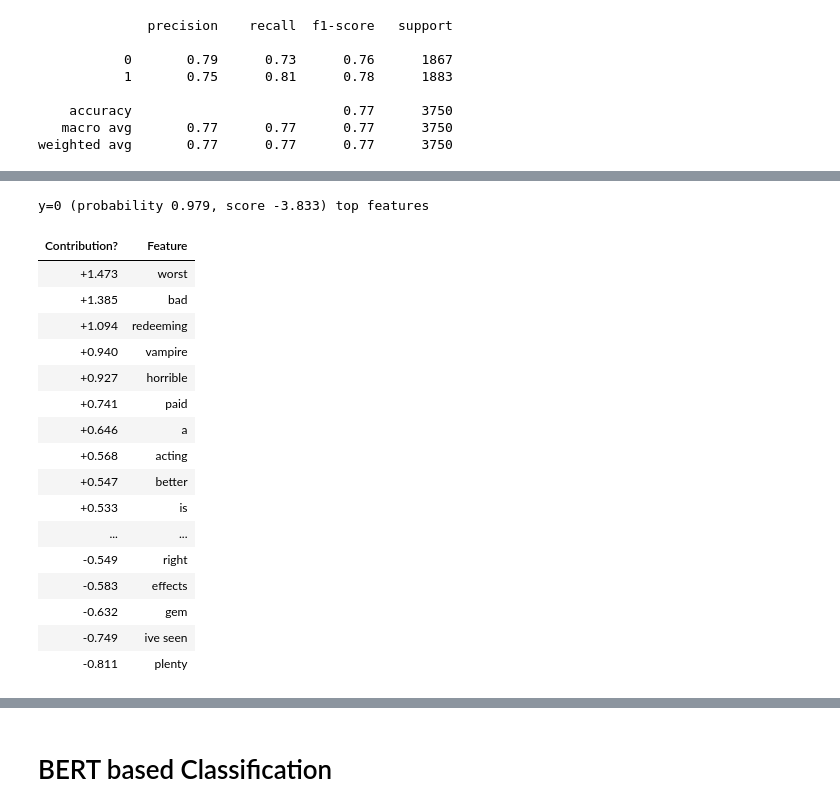
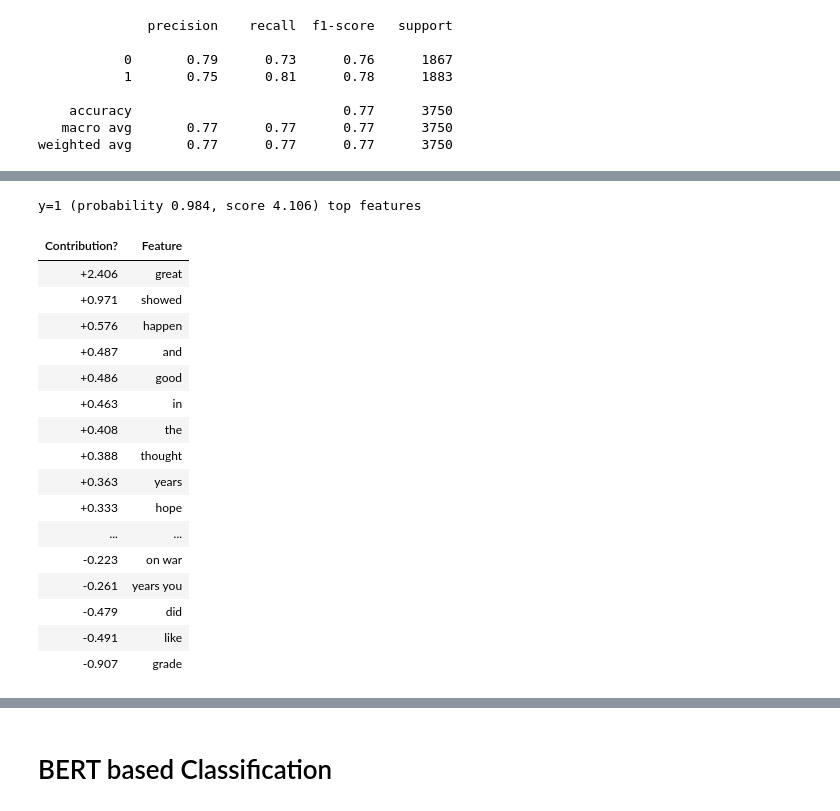
Before and after one commit to mayoor/stats-ml-exps, a Jupyter notebook: TextClassification and Explanation.ipynb, the cells around one changed output, grey strips where cells are left out. Cells and saved outputs as stored; diff of their text form; code cells hidden in the pictures.

```diff
--- a/TextClassification and Explanation.ipynb
+++ b/TextClassification and Explanation.ipynb
@@ -255,7 +257,7 @@ from sklearn.base import BaseEstimator, TransformerMixin
 # %%
 from xgboost import XGBClassifier
 # %%
-xgbclassifier = XGBClassifier(**study.best_trial.params)
+xgbclassifier = XGBClassifier(**params)
 # %%
 xgbclassifier.fit(trainx, trainy)
 # %% [output]
@@ -301,25 +304,25 @@ df['review'][2]
 # %%
 te.fit(df['review'][2], predict_pipeline.predict_proba)
-te.show_prediction(target)
+te.show_prediction()
 # %% [output]
-y=0 (probability 0.979, score -3.833) top features
+y=1 (probability 0.984, score 4.106) top features
 | Contribution? | Feature |
-| +1.473 | worst |
-| +1.385 | bad |
-| +1.094 | redeeming |
-| +0.940 | vampire |
-| +0.927 | horrible |
-| +0.741 | paid |
-| +0.646 | a |
-| +0.568 | acting |
-| +0.547 | better |
-| +0.533 | is |
+| +2.406 | great |
+| +0.971 | showed |
+| +0.576 | happen |
+| +0.487 | and |
+| +0.486 | good |
+| +0.463 | in |
+| +0.408 | the |
+| +0.388 | thought |
+| +0.363 | years |
+| +0.333 | hope |
 | ... | ... |
-| -0.549 | right |
-| -0.583 | effects |
-| -0.632 | gem |
-| -0.749 | ive seen |
-| -0.811 | plenty |
+| -0.223 | on war |
+| -0.261 | years you |
+| -0.479 | did |
+| -0.491 | like |
+| -0.907 | grade |
 # %%
 misclassified_index = np.argwhere(testy != predicted_sentiments)
 # %%
```
Also changed, not shown: parts of 20 cells of this notebook.
